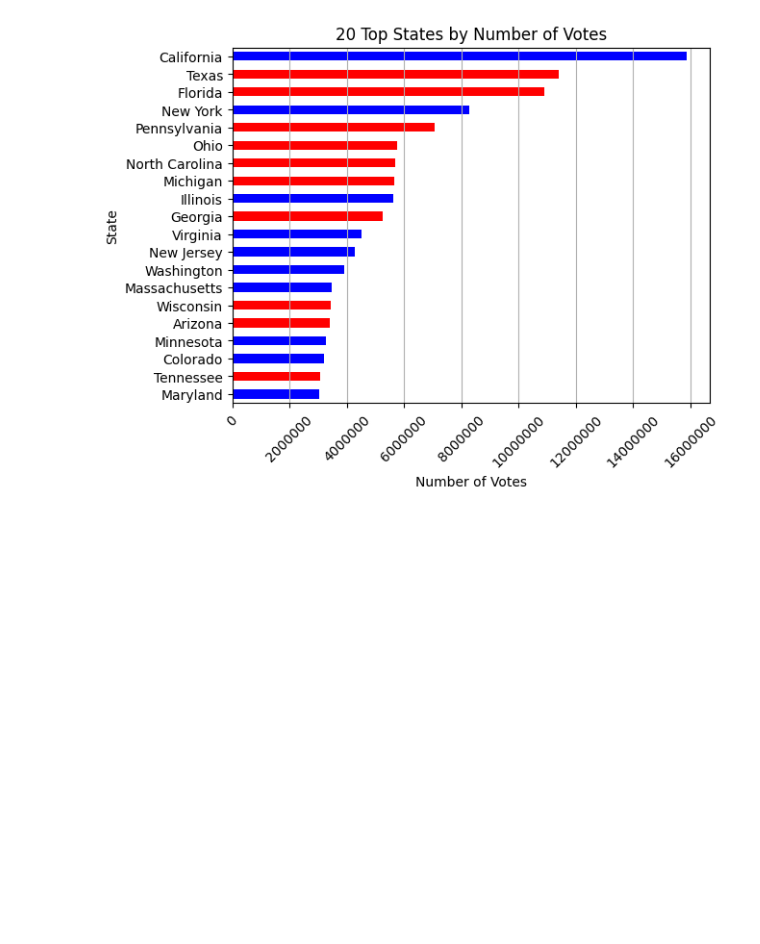
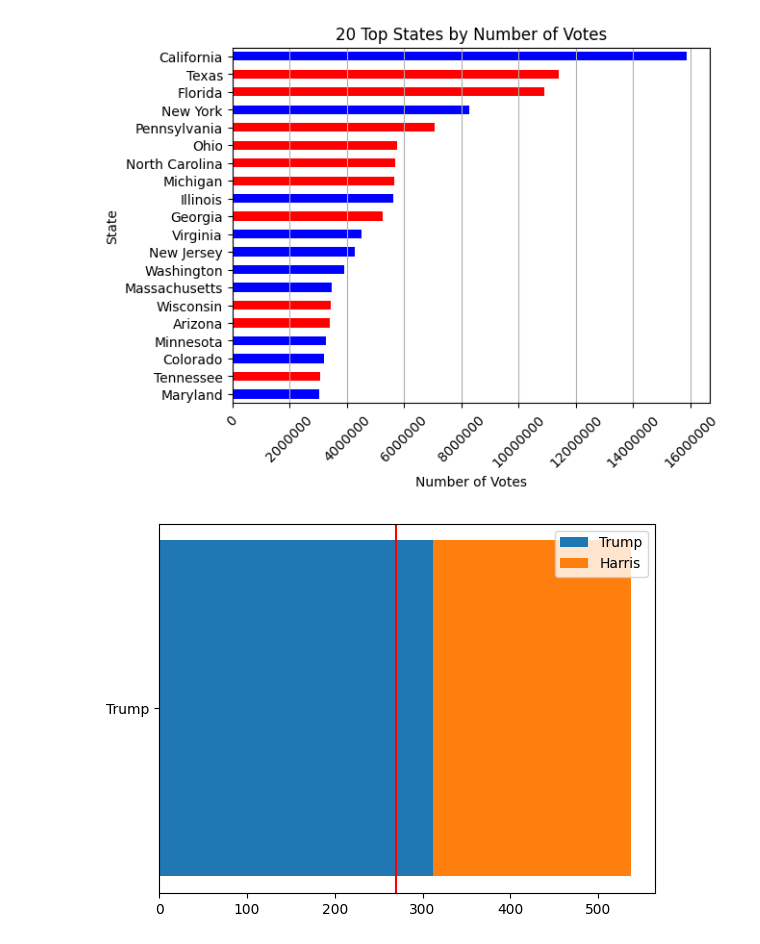
Before and after one commit to Urgith/data_science, a Jupyter notebook: scraping/wikipedia/wikipedia_2024_us_election/data_plotting.ipynb, the cells around one changed output. Drawn from its saved outputs; the diff is of its cells as text; code cells hidden in the pictures; blank space fills up the shorter version.

Commit message:
barh added

```diff
--- a/scraping/wikipedia/wikipedia_2024_us_election/data_plotting.ipynb
+++ b/scraping/wikipedia/wikipedia_2024_us_election/data_plotting.ipynb
@@ -32,3 +33,15 @@ plt.xlabel('Number of Votes')
 plt.show()
 # %% [output]
 [figure]
+# %%
+trump = df['Trump/Vance Republican EV'].sum()
+harris = df['Harris/Walz Democratic EV'].sum()
+# %%
+plt.barh(y='Trump', width=trump, label='Trump')
+plt.barh(y='Trump', width=harris, left=trump, label='Harris')
+plt.axvline(270, color='red')
+
+plt.legend()
+plt.show()
+# %% [output]
+[figure, added]
```
Also changed, not shown: parts of 1 cell of this notebook, 3 other files.
